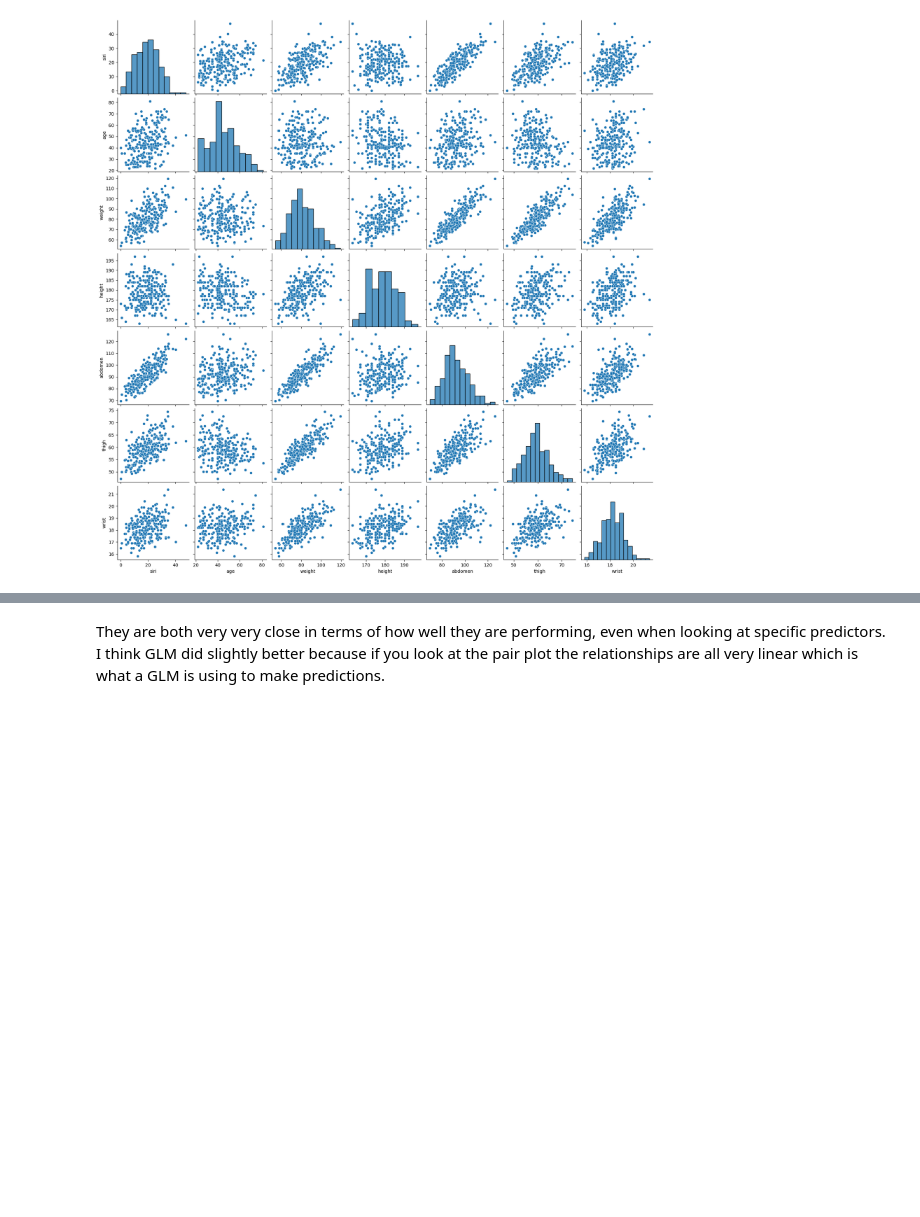
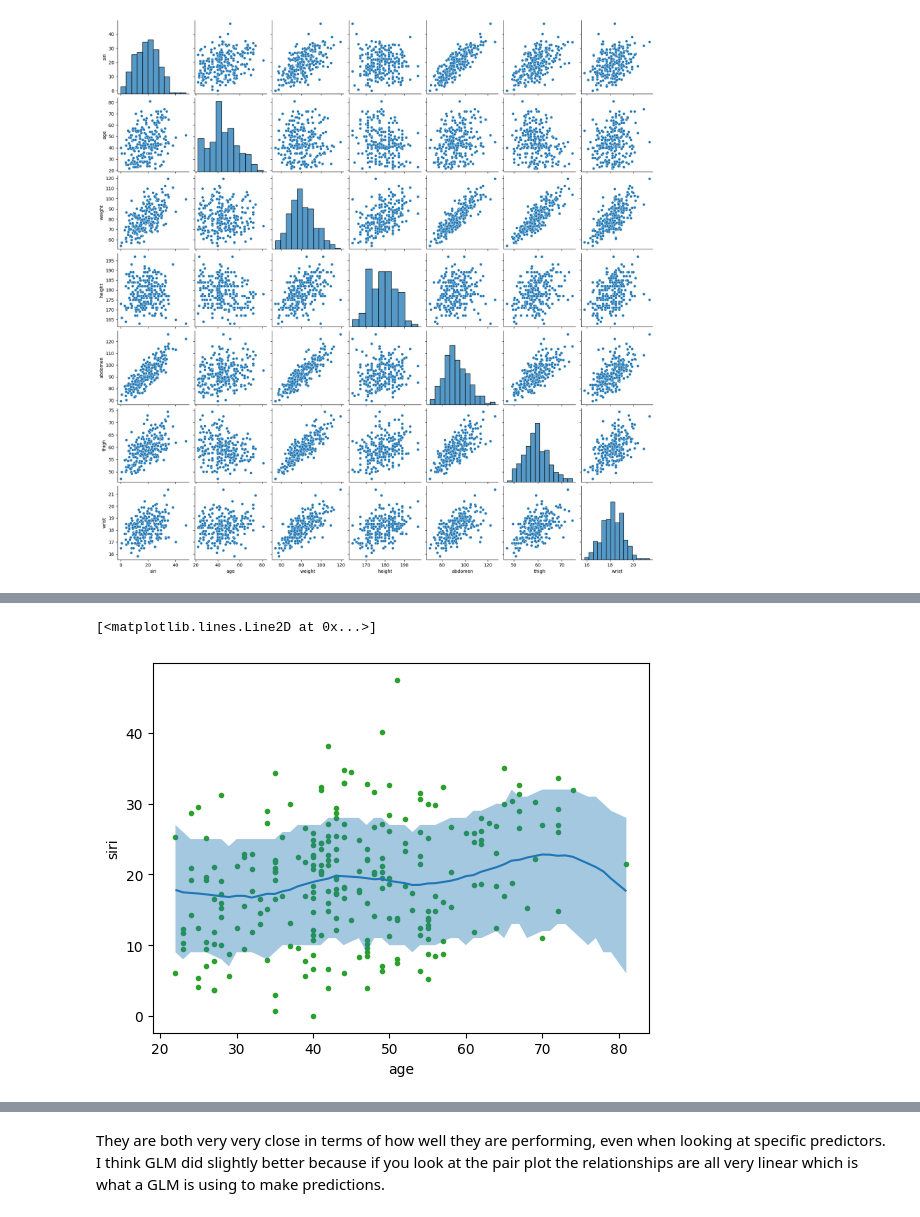
Before and after one commit to kundana12345/DataScience, a Jupyter notebook: KundAddaU7proj.ipynb, the cells around one changed output, grey strips where cells are left out. Saved outputs shown, nothing was run; the diff lists cells and outputs as text; code cells hidden in the pictures; blank space fills up the shorter version.

```diff
--- a/KundAddaU7proj.ipynb
+++ b/KundAddaU7proj.ipynb
@@ -288,0 +122,6 @@ plt.show()
+# %%
+bmb.interpret.plot_predictions(model_spline, idata_spline, "age", pps= True)
+plt.plot(prod.age, prod.siri, "C2.", zorder=-3)
+# %% [output]
+[<matplotlib.lines.Line2D at 0x...>]
+[figure, added]
```
Also changed, not shown: parts of 28 cells of this notebook.
